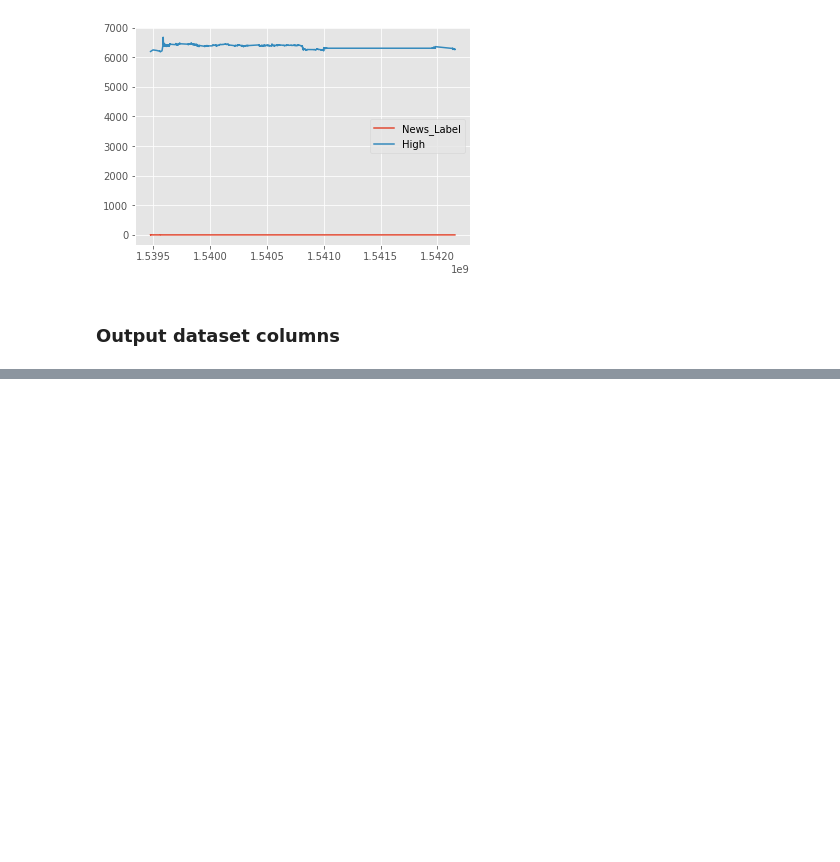
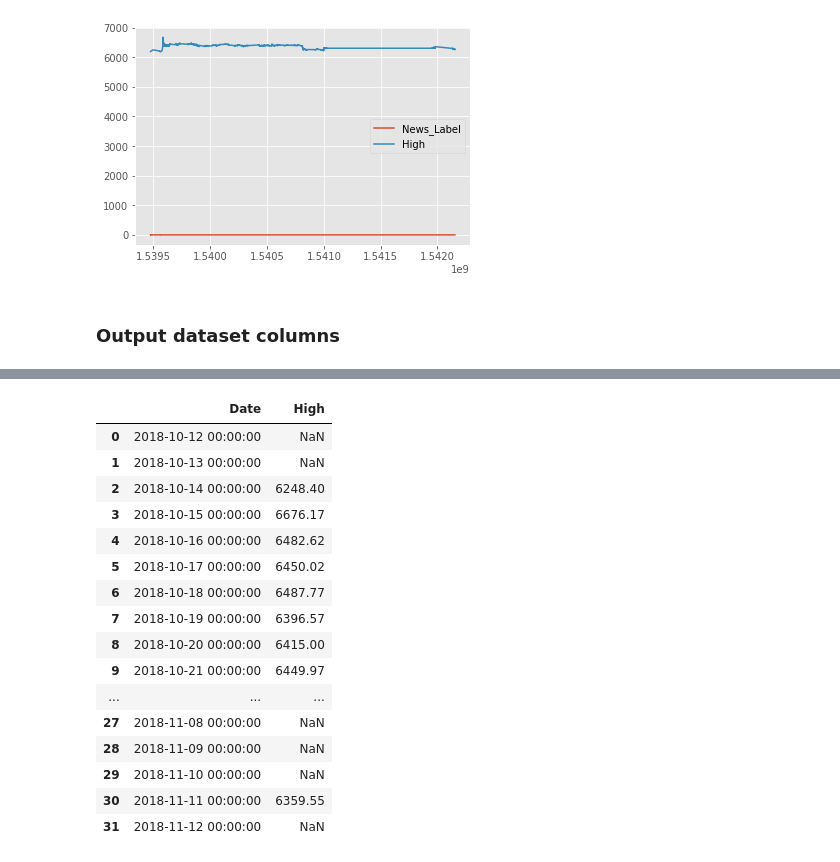
Before and after one commit to InamdarAbid/PredictCrypto, a Jupyter notebook: RandomForest/Final_demo/Work2.ipynb, the cells around one changed output, grey strips where cells are left out. Saved outputs shown, nothing was run; the diff lists cells and outputs as text; code cells hidden in the pictures; blank space fills up the shorter version.

```diff
--- a/RandomForest/Final_demo/Work2.ipynb
+++ b/RandomForest/Final_demo/Work2.ipynb
@@ -144,0 +199,19 @@ draw_relation(y,df.Volume)
+# %%
+day = []
+value = []
+a = 1539302400
+for i in range(32):
+    b = a+86399
+#     print(a,b)
+    temp = df.High[(df.UnixTime > a) & (df.UnixTime < b)]
+    day.append(datetime.datetime.utcfromtimestamp(a).strftime('%Y-%m-%d %H:%M:%S'))
+    value.append(temp.max())
+#     print(temp.mean())
+    a+=86400
+print(day)
+print(value)
+day_wise = pd.DataFrame()
+day_wise["Date"] = day
+day_wise['High'] = value
+day_wise
+# %% [output]
@@ -144,0 +220,17 @@ draw_relation(y,df.Volume)
+|  | Date | High |
+| 0 | 2018-10-12 00:00:00 | NaN |
+| 1 | 2018-10-13 00:00:00 | NaN |
+| 2 | 2018-10-14 00:00:00 | 6248.40 |
+| 3 | 2018-10-15 00:00:00 | 6676.17 |
+| 4 | 2018-10-16 00:00:00 | 6482.62 |
+| 5 | 2018-10-17 00:00:00 | 6450.02 |
+| 6 | 2018-10-18 00:00:00 | 6487.77 |
+| 7 | 2018-10-19 00:00:00 | 6396.57 |
+| 8 | 2018-10-20 00:00:00 | 6415.00 |
+| 9 | 2018-10-21 00:00:00 | 6449.97 |
+| ... | ... | ... |
+| 27 | 2018-11-08 00:00:00 | NaN |
+| 28 | 2018-11-09 00:00:00 | NaN |
+| 29 | 2018-11-10 00:00:00 | NaN |
+| 30 | 2018-11-11 00:00:00 | 6359.55 |
+| 31 | 2018-11-12 00:00:00 | NaN |
```
Also changed, not shown: parts of 20 cells of this notebook, 1 other file.
